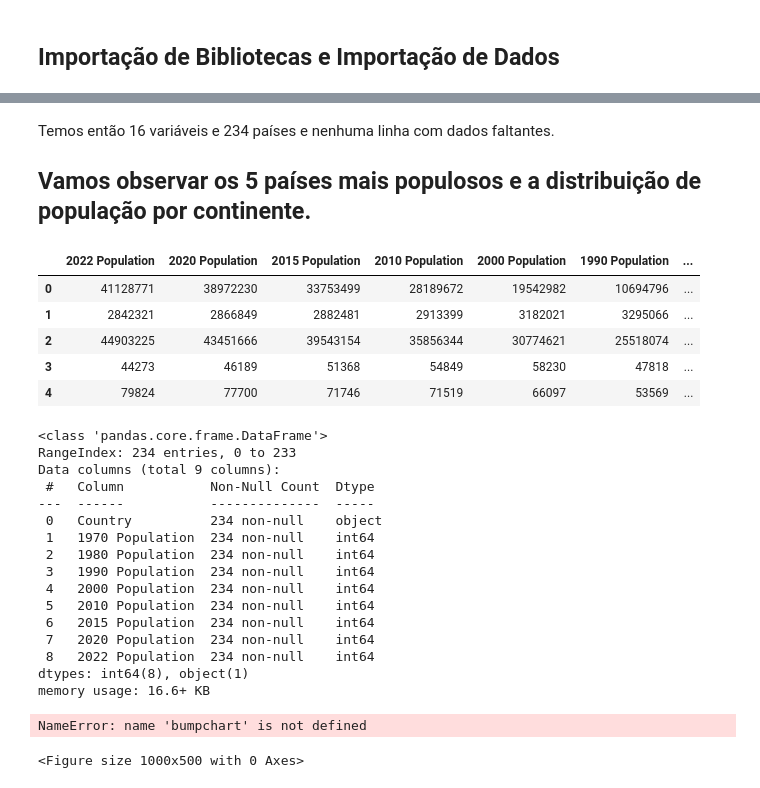
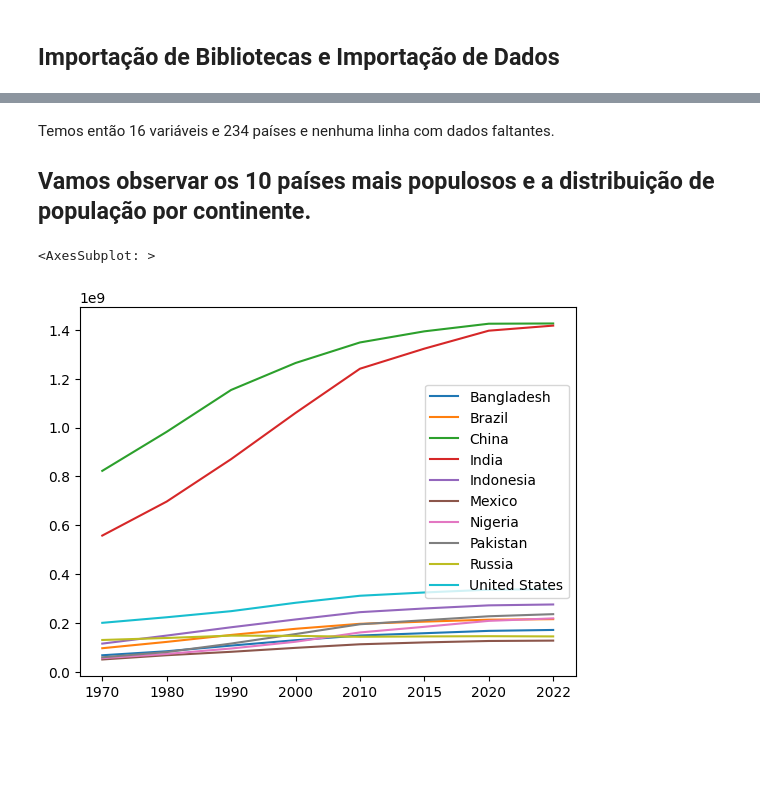
Before and after one commit to matheusrsnunes/World-Population, a Jupyter notebook: tratamento.ipynb, the cells around one changed output, grey strips where cells are left out. Cells and saved outputs as stored; diff of their text form; code cells hidden in the pictures; blank space fills up the shorter version.

```diff
--- a/tratamento.ipynb
+++ b/tratamento.ipynb
@@ -26,54 +42,27 @@ ModuleNotFoundError: No module named 'slope'
 # %% [markdown]
 Temos então 16 variáveis e 234 países e nenhuma linha com dados faltantes.
 
-## Vamos observar os 5 países mais populosos e a distribuição de população por continente.
+## Vamos observar os 10 países mais populosos e a distribuição de população por continente.
 # %%
 # Lista dos 10 países mais populosos do mundo
 
-#print(pop_df.sort_values('Rank').head(10))
-
-# Vamos como este ranking se comporta ao longo do tempo:
-
-# Criar um df auxiliar para ver quantos países aparecem no top 10 em todos os anos
+paises = pop_df.sort_values('Rank').head(10)['Country/Territory']
 
 count_df = pop_df.iloc[:, 5:13]
 count_df['Country'] = pop_df['Country/Territory']
-display(count_df.head())
 
 # Como desejamos ver o comportamento sobre o tempo, é intuitivo que o tempo "avance" da esquerda para direita
 
 count_df = count_df.iloc[:, ::-1]
-count_df.info()
+count_df = count_df.loc[count_df['Country'].isin(list(paises))]
 
-meu_dicionario = count_df.set_index('Country').T.to_dict('list')
+df = count_df
+df = df.set_index('Country').T.to_dict('list')
+
+df = pd.DataFrame(df, index=['1970', '1980', '1990', '2000', '2010', '2015','2020', '2022'])
 
 
-plt.figure(figsize=(10, 5))
-bumpchart(meu_dicionario, show_rank_axis=True, scatter=True, holes=False,
-          line_args={"linewidth": 5, "alpha": 0.5}, scatter_args={"s": 100, "alpha": 0.8})  # bump chart class with nice examples can be found on github
-plt.show()
+df.plot.line()
 # %% [output]
-|  | 2022 Population | 2020 Population | 2015 Population | 2010 Population | 2000 Population | 1990 Population | ... |
-| 0 | 41128771 | 38972230 | 33753499 | 28189672 | 19542982 | 10694796 | ... |
-| 1 | 2842321 | 2866849 | 2882481 | 2913399 | 3182021 | 3295066 | ... |
-| 2 | 44903225 | 43451666 | 39543154 | 35856344 | 30774621 | 25518074 | ... |
-| 3 | 44273 | 46189 | 51368 | 54849 | 58230 | 47818 | ... |
-| 4 | 79824 | 77700 | 71746 | 71519 | 66097 | 53569 | ... |
-<class 'pandas.core.frame.DataFrame'>
-RangeIndex: 234 entries, 0 to 233
-Data columns (total 9 columns):
- #   Column           Non-Null Count  Dtype
----  ------           --------------  -----
- 0   Country          234 non-null    object
- 1   1970 Population  234 non-null    int64
- 2   1980 Population  234 non-null    int64
- 3   1990 Population  234 non-null    int64
- 4   2000 Population  234 non-null    int64
- 5   2010 Population  234 non-null    int64
- 6   2015 Population  234 non-null    int64
- 7   2020 Population  234 non-null    int64
- 8   2022 Population  234 non-null    int64
-dtypes: int64(8), object(1)
-memory usage: 16.6+ KB
+<AxesSubplot: >
-NameError: name 'bumpchart' is not defined
-<Figure size 1000x500 with 0 Axes>
+[figure, added]
```
Also changed, not shown: parts of 6 cells of this notebook.
